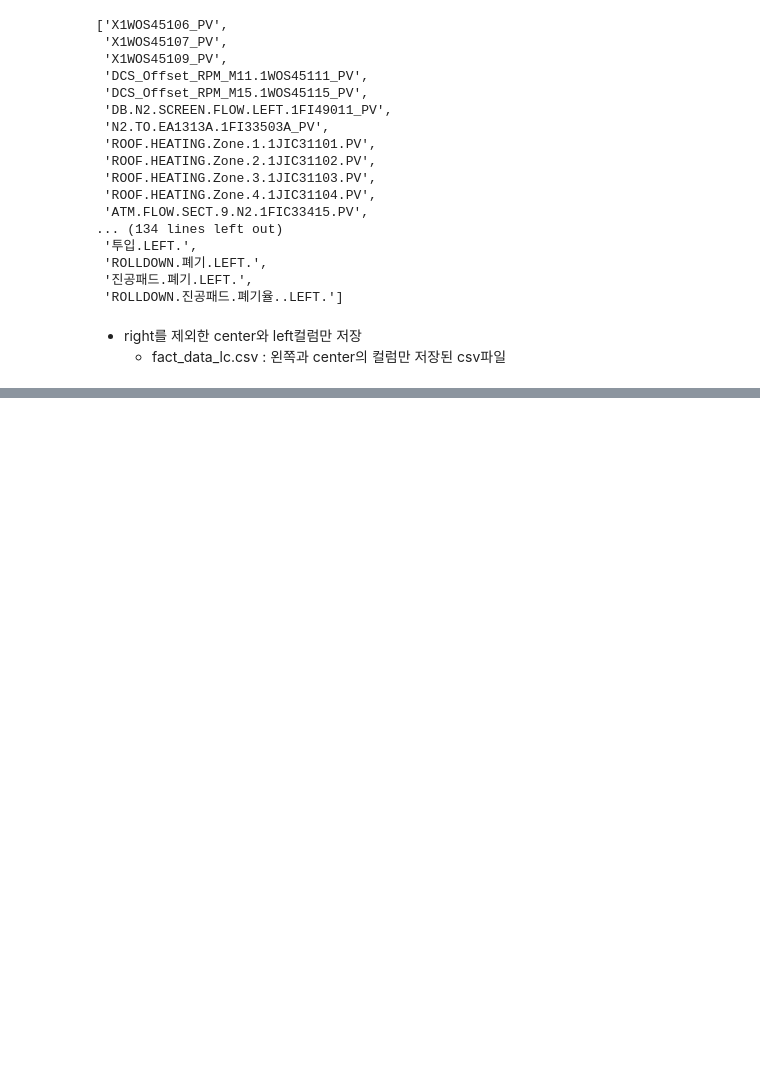
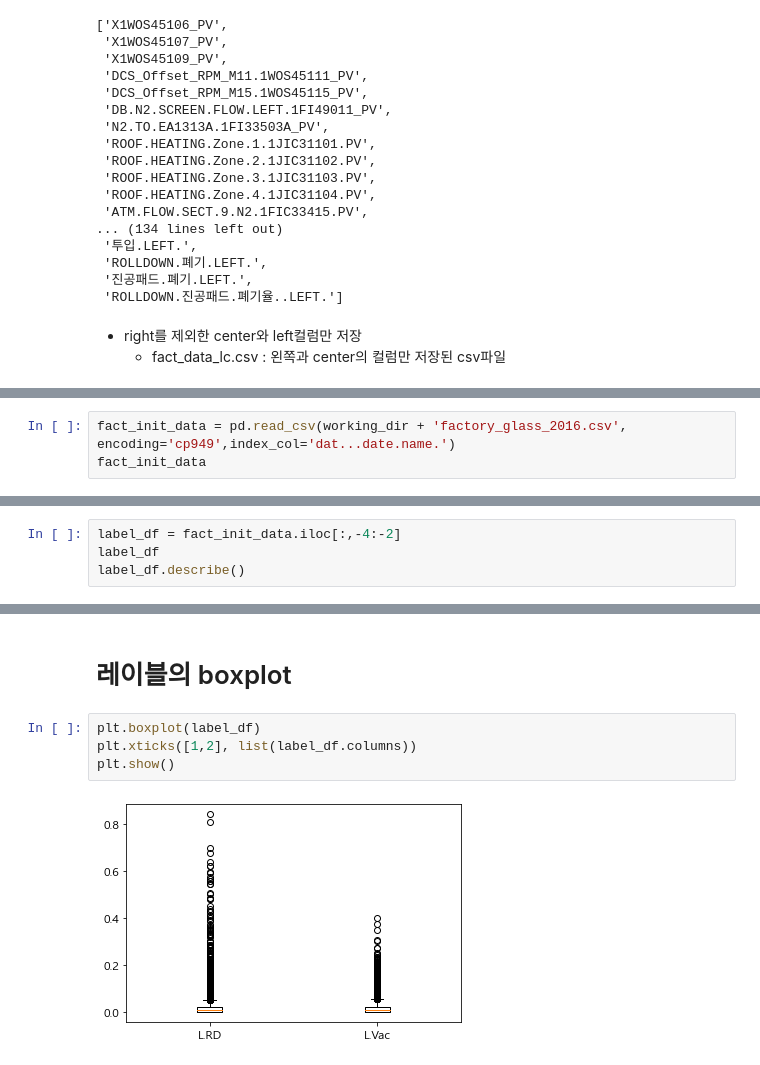
Before and after one commit to 2SEHI/DisplaySensor-Anomaly-Analysis, a Jupyter notebook: 3_Display_Sensor_Anomaly_Analysis.ipynb, the cells around one changed output, grey strips where cells are left out. Drawn from its saved outputs; the diff is of its cells as text; blank space fills up the shorter version.

Commit message:
Label의 레이블링을 1-3사분위수기준으로 분류하였음. 수정 필요

```diff
--- a/3_Display_Sensor_Anomaly_Analysis.ipynb
+++ b/3_Display_Sensor_Anomaly_Analysis.ipynb
@@ -109,0 +150,3 @@ sns.heatmap(corr, cmap='Blues')
+# %%
+fact_init_data = pd.read_csv(working_dir + 'factory_glass_2016.csv', encoding='cp949',index_col='dat...date.name.')
+fact_init_data
@@ -109,0 +171,4 @@ sns.heatmap(corr, cmap='Blues')
+# %%
+label_df = fact_init_data.iloc[:,-4:-2]
+label_df
+label_df.describe()
@@ -109,0 +185,8 @@ sns.heatmap(corr, cmap='Blues')
+# %% [markdown]
+# 레이블의 boxplot
+# %%
+plt.boxplot(label_df)
+plt.xticks([1,2], list(label_df.columns))
+plt.show()
+# %% [output]
+[figure, added]
```
Also changed, not shown: parts of 39 cells of this notebook.
